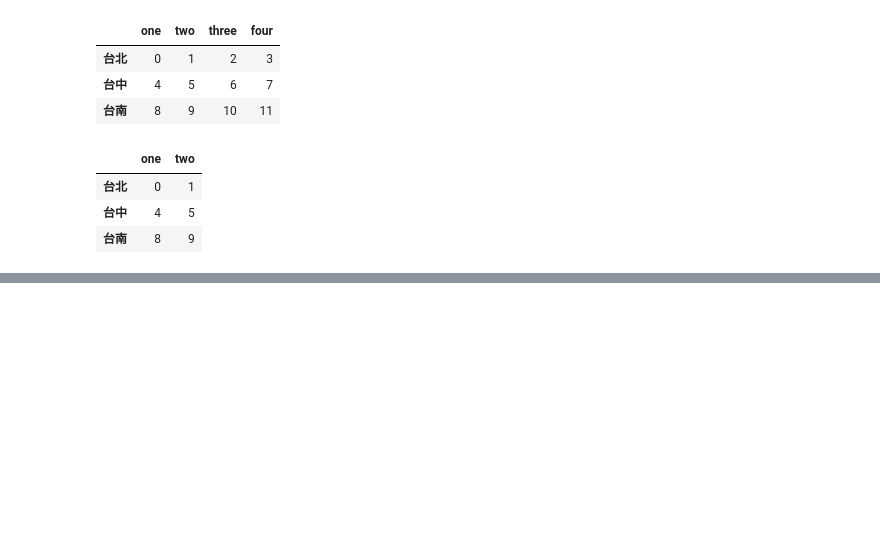
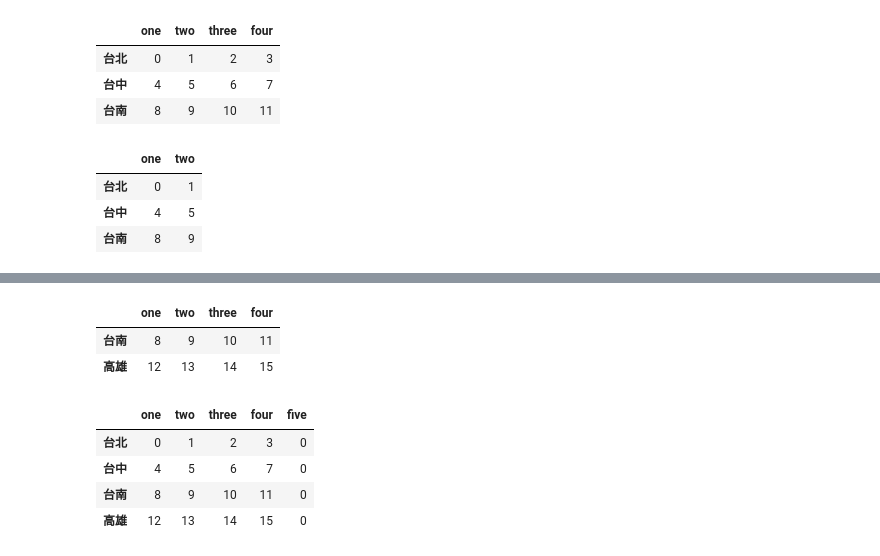
Before and after one commit to roberthsu2003/python, a Jupyter notebook: 上課用目錄/python813/lesson16_1.ipynb, the cells around one changed output, grey strips where cells are left out. Cells and saved outputs as stored; diff of their text form; code cells hidden in the pictures; blank space fills up the shorter version.

```diff
--- a/上課用目錄/python813/lesson16_1.ipynb
+++ b/上課用目錄/python813/lesson16_1.ipynb
@@ -264,0 +273,17 @@ data.iloc[0:3,0:2]
+# %%
+#data的過濾值
+data[data['three'] > 7]
+# %% [output]
+|  | one | two | three | four |
+| 台南 | 8 | 9 | 10 | 11 |
+| 高雄 | 12 | 13 | 14 | 15 |
+# %%
+#新增欄
+data["five"] = 0
+data
+# %% [output]
+|  | one | two | three | four | five |
+| 台北 | 0 | 1 | 2 | 3 | 0 |
+| 台中 | 4 | 5 | 6 | 7 | 0 |
+| 台南 | 8 | 9 | 10 | 11 | 0 |
+| 高雄 | 12 | 13 | 14 | 15 | 0 |
```
Also changed, not shown: parts of 3 cells of this notebook.
